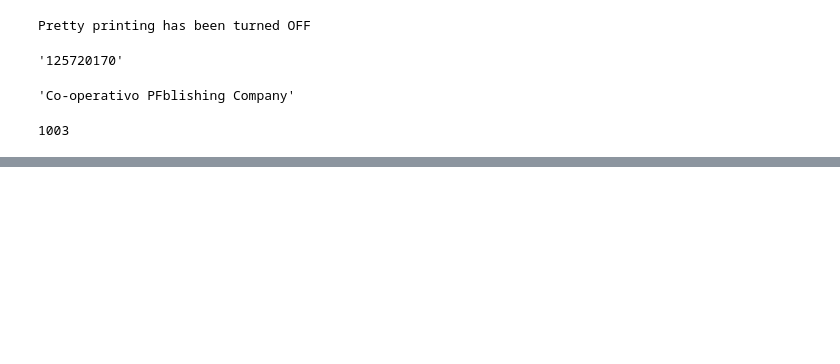
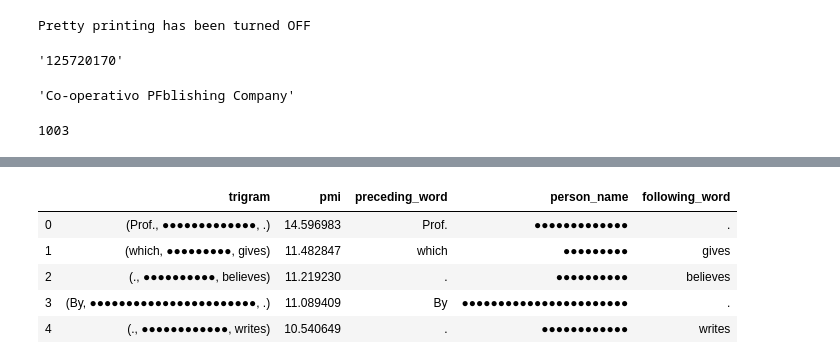
Before and after one commit to mjlavin80/aps_review_classification, a Jupyter notebook: jupyter_notebooks/author_indicators.ipynb, the cells around one changed output, grey strips where cells are left out. Drawn from its saved outputs; the diff is of its cells as text; code cells hidden in the pictures; blank space fills up the shorter version.

```diff
--- a/jupyter_notebooks/author_indicators.ipynb
+++ b/jupyter_notebooks/author_indicators.ipynb
@@ -157,0 +148,9 @@ AttributeError: 'PersonName' object has no attribute 'review_loc_toks'
+# %%
+pmi_df.head()
+# %% [output]
+|  | trigram | pmi | preceding_word | person_name | following_word |
+| 0 | (Prof., ●●●●●●●●●●●●●, .) | 14.596983 | Prof. | ●●●●●●●●●●●●● | . |
+| 1 | (which, ●●●●●●●●●, gives) | 11.482847 | which | ●●●●●●●●● | gives |
+| 2 | (., ●●●●●●●●●●, believes) | 11.219230 | . | ●●●●●●●●●● | believes |
+| 3 | (By, ●●●●●●●●●●●●●●●●●●●●●●●, .) | 11.089409 | By | ●●●●●●●●●●●●●●●●●●●●●●● | . |
+| 4 | (., ●●●●●●●●●●●●, writes) | 10.540649 | . | ●●●●●●●●●●●● | writes |
```
Also changed, not shown: parts of 81 cells of this notebook, 1 other file.
